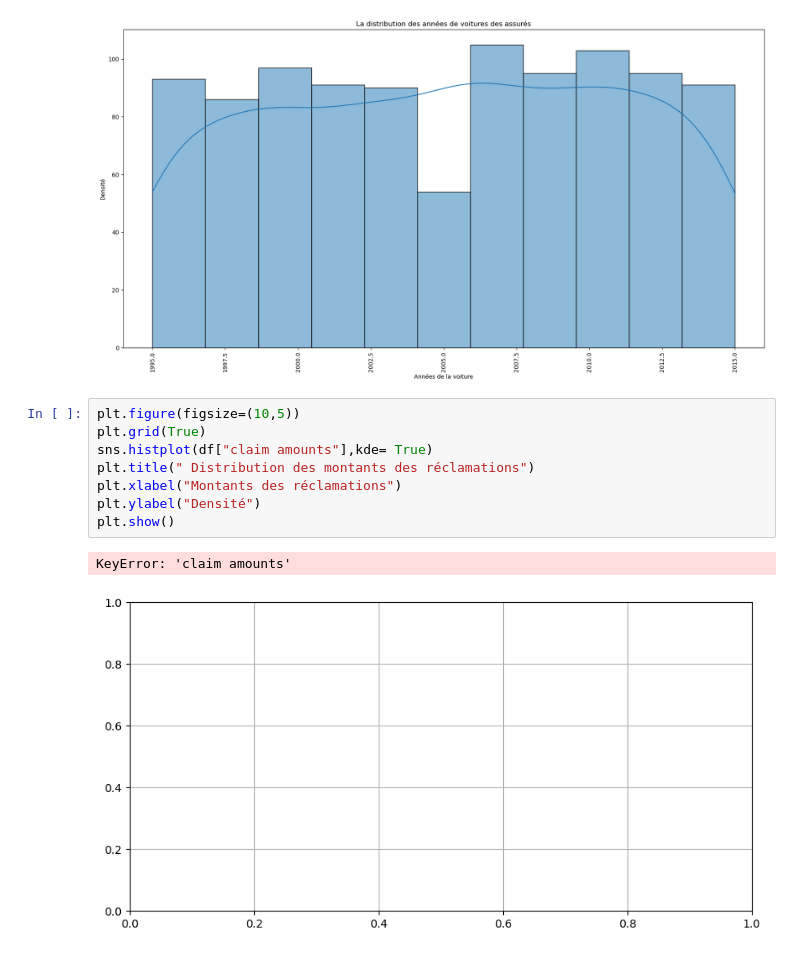
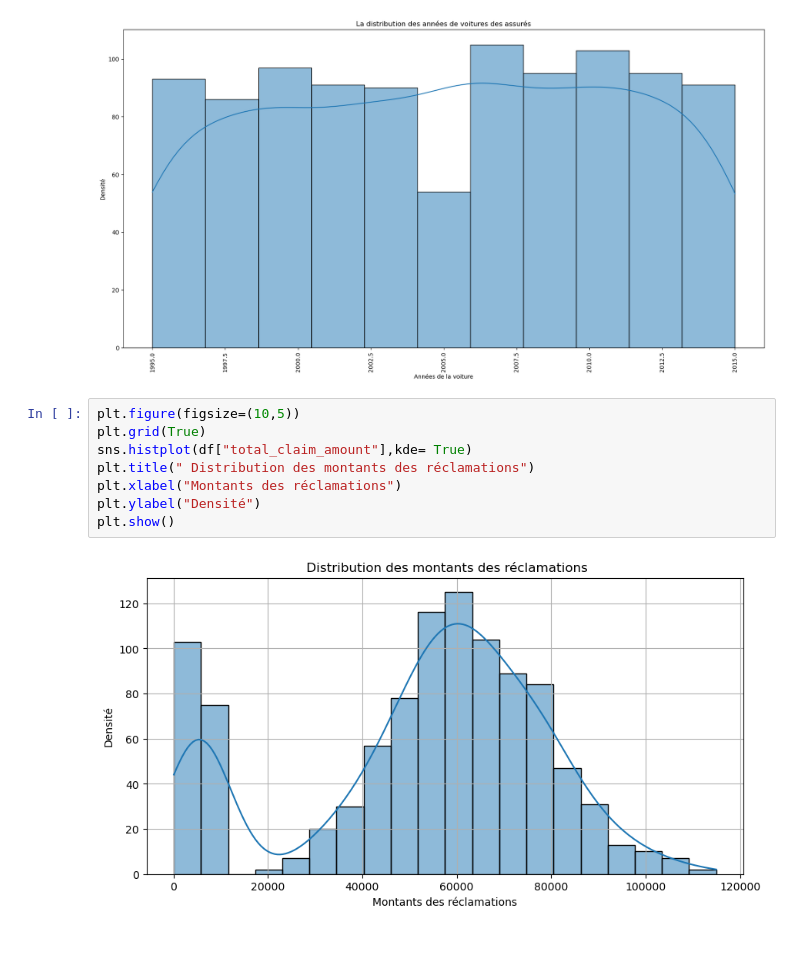
Before and after one commit to khelifaYacine/Donn-es-sur-les-r-clamations-d-assurance-auto, a Jupyter notebook: EDA_first_stup.ipynb, the cells around one changed output. Saved outputs shown, nothing was run; the diff lists cells and outputs as text.

```diff
--- a/EDA_first_stup.ipynb
+++ b/EDA_first_stup.ipynb
@@ -267,11 +267,10 @@ plt.show()
 # %%
 plt.figure(figsize=(10,5))
 plt.grid(True)
-sns.histplot(df["claim amounts"],kde= True)
+sns.histplot(df["total_claim_amount"],kde= True)
 plt.title(" Distribution des montants des réclamations")
 plt.xlabel("Montants des réclamations")
 plt.ylabel("Densité")
 plt.show()
 # %% [output]
-KeyError: 'claim amounts'
-[figure, old version]
+[figure, new version]
```
